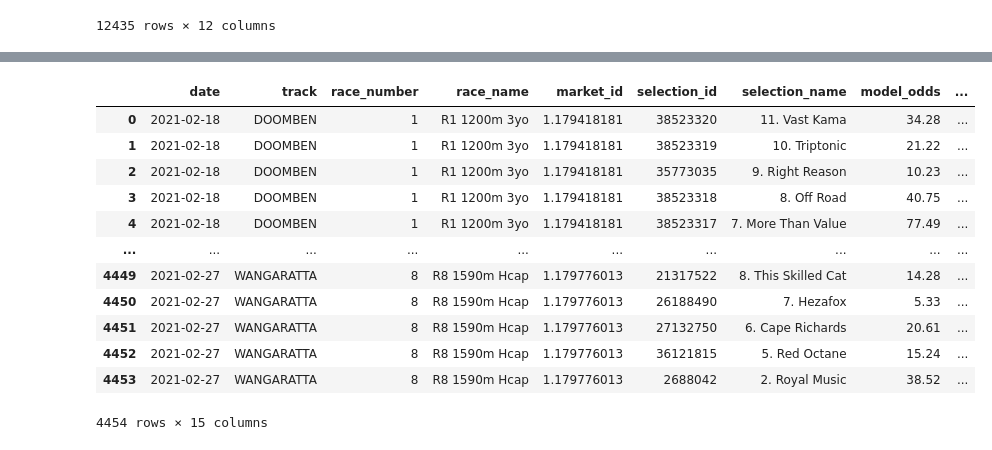
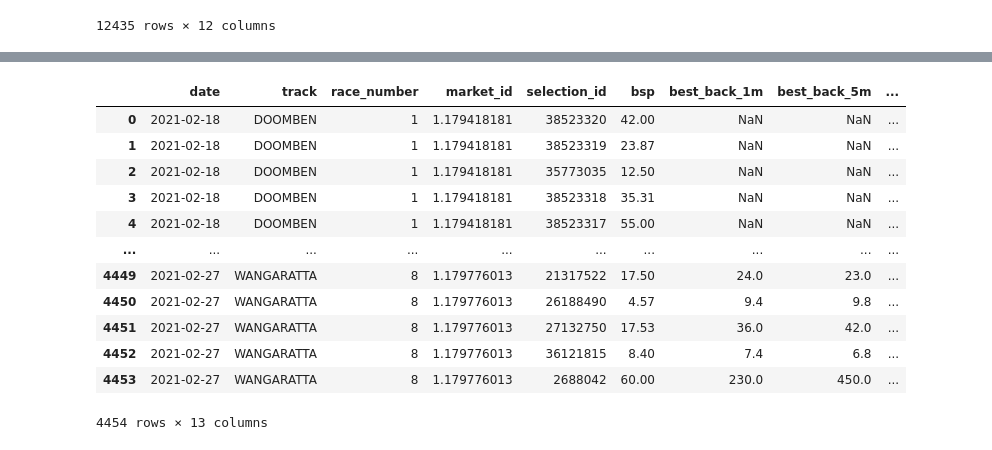
Before and after one commit to TMBish/bfStreamTutorials, a Jupyter notebook: 04-backtesting-article-first-draft.ipynb, the cells around one changed output, grey strips where cells are left out. Drawn from its saved outputs; the diff is of its cells as text; code cells hidden in the pictures.

Commit message:
More work finishing off first backtest article draft

```diff
--- a/04-backtesting-article-first-draft.ipynb
+++ b/04-backtesting-article-first-draft.ipynb
@@ -450,3 +450,7 @@ bfOdds
 | 12433 | 1.179746071 | 26/02/2021 11:00 | AU | Moonee Valley | R8 1200m Hcap | 19167308 | 12. Onslaught | LOSER | 55.00 | ... |
 | 12434 | 1.179746071 | 26/02/2021 11:00 | AU | Moonee Valley | R8 1200m Hcap | 38607949 | 13. Lucifers Reward | LOSER | 45.85 | ... |
 12435 rows × 12 columns
+# %%
+# Convert best backs to float before fix
+bfOdds['best_back_5m'] = pd.to_numeric(df['best_back_5m'],errors='coerce')
+bfOdds['best_back_1m'] = pd.to_numeric(df['best_back_1m'],errors='coerce')
@@ -453,28 +473,35 @@ bfOdds
 # %%
 df = (
     pd.merge(
         hubRatings,
         bfOdds[['market_name', 'market_id', 'selection_id', 'result', 'matched_volume', 'bsp', 'best_back_1m', 'best_back_5m']],
         on = ['market_id', 'selection_id']
     )
     # Add a binary win / loss column
     .assign(win=lambda x: np.where(x['result'] == "WINNER", 1, 0))
+    # Extra columns
+    .assign(model_prob=lambda x: 1 / x['model_odds'])
+    .assign(market_odds=lambda x: x['bsp'])
+    .assign(market_prob=lambda x: 1 / x['market_odds'])
+    # Reorder Columns
+    .reindex(columns = ['date', 'track', 'race_number', 'market_id', 'selection_id', 'bsp', 'best_back_1m', 'best_back_5m', 'model_prob', 'market_prob', 'model_odds', 'market_odds', 'win'])
+
 )
 
-df.to_csv("analysis/backtest-feb.csv")
+#df.to_csv("analysis/backtest-feb.csv")
 
 df
 # %% [output]
-|  | date | track | race_number | race_name | market_id | selection_id | selection_name | model_odds | ... |
-| 0 | 2021-02-18 | DOOMBEN | 1 | R1 1200m 3yo | 1.179418181 | 38523320 | 11. Vast Kama | 34.28 | ... |
-| 1 | 2021-02-18 | DOOMBEN | 1 | R1 1200m 3yo | 1.179418181 | 38523319 | 10. Triptonic | 21.22 | ... |
-| 2 | 2021-02-18 | DOOMBEN | 1 | R1 1200m 3yo | 1.179418181 | 35773035 | 9. Right Reason | 10.23 | ... |
-| 3 | 2021-02-18 | DOOMBEN | 1 | R1 1200m 3yo | 1.179418181 | 38523318 | 8. Off Road | 40.75 | ... |
-| 4 | 2021-02-18 | DOOMBEN | 1 | R1 1200m 3yo | 1.179418181 | 38523317 | 7. More Than Value | 77.49 | ... |
+|  | date | track | race_number | market_id | selection_id | bsp | best_back_1m | best_back_5m | ... |
+| 0 | 2021-02-18 | DOOMBEN | 1 | 1.179418181 | 38523320 | 42.00 | NaN | NaN | ... |
+| 1 | 2021-02-18 | DOOMBEN | 1 | 1.179418181 | 38523319 | 23.87 | NaN | NaN | ... |
+| 2 | 2021-02-18 | DOOMBEN | 1 | 1.179418181 | 35773035 | 12.50 | NaN | NaN | ... |
+| 3 | 2021-02-18 | DOOMBEN | 1 | 1.179418181 | 38523318 | 35.31 | NaN | NaN | ... |
+| 4 | 2021-02-18 | DOOMBEN | 1 | 1.179418181 | 38523317 | 55.00 | NaN | NaN | ... |
 | ... | ... | ... | ... | ... | ... | ... | ... | ... | ... |
-| 4449 | 2021-02-27 | WANGARATTA | 8 | R8 1590m Hcap | 1.179776013 | 21317522 | 8. This Skilled Cat | 14.28 | ... |
-| 4450 | 2021-02-27 | WANGARATTA | 8 | R8 1590m Hcap | 1.179776013 | 26188490 | 7. Hezafox | 5.33 | ... |
-| 4451 | 2021-02-27 | WANGARATTA | 8 | R8 1590m Hcap | 1.179776013 | 27132750 | 6. Cape Richards | 20.61 | ... |
-| 4452 | 2021-02-27 | WANGARATTA | 8 | R8 1590m Hcap | 1.179776013 | 36121815 | 5. Red Octane | 15.24 | ... |
-| 4453 | 2021-02-27 | WANGARATTA | 8 | R8 1590m Hcap | 1.179776013 | 2688042 | 2. Royal Music | 38.52 | ... |
+| 4449 | 2021-02-27 | WANGARATTA | 8 | 1.179776013 | 21317522 | 17.50 | 24.0 | 23.0 | ... |
+| 4450 | 2021-02-27 | WANGARATTA | 8 | 1.179776013 | 26188490 | 4.57 | 9.4 | 9.8 | ... |
+| 4451 | 2021-02-27 | WANGARATTA | 8 | 1.179776013 | 27132750 | 17.53 | 36.0 | 42.0 | ... |
+| 4452 | 2021-02-27 | WANGARATTA | 8 | 1.179776013 | 36121815 | 8.40 | 7.4 | 6.8 | ... |
+| 4453 | 2021-02-27 | WANGARATTA | 8 | 1.179776013 | 2688042 | 60.00 | 230.0 | 450.0 | ... |
-4454 rows × 15 columns
+4454 rows × 13 columns
```
Also changed, not shown: parts of 24 cells of this notebook, 1 other file.
